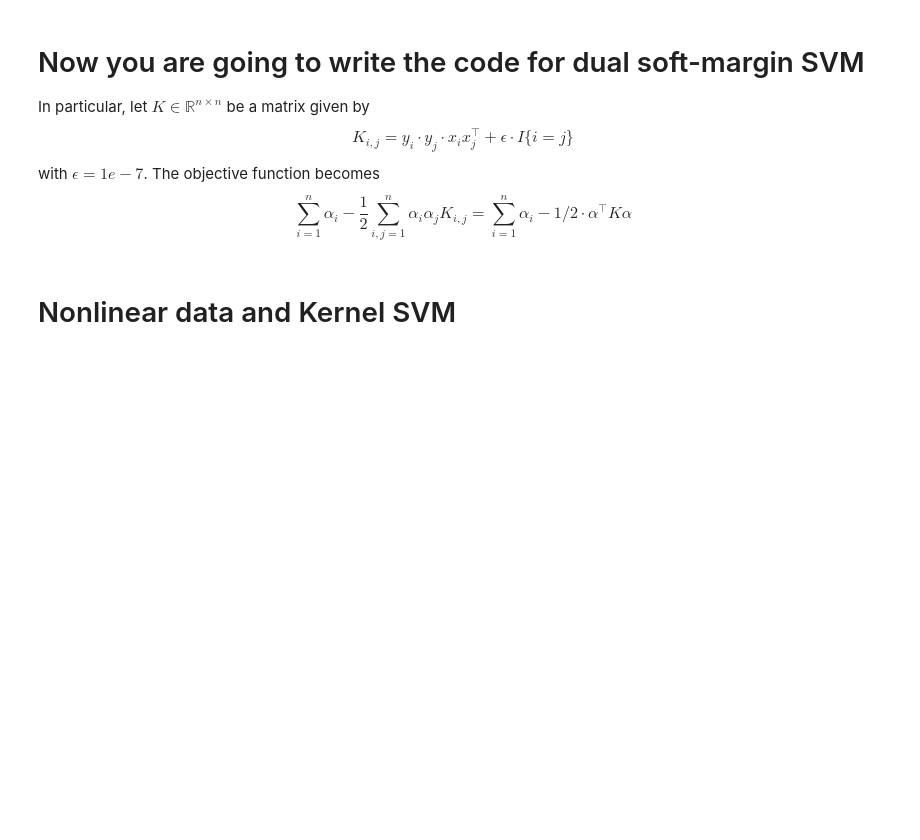
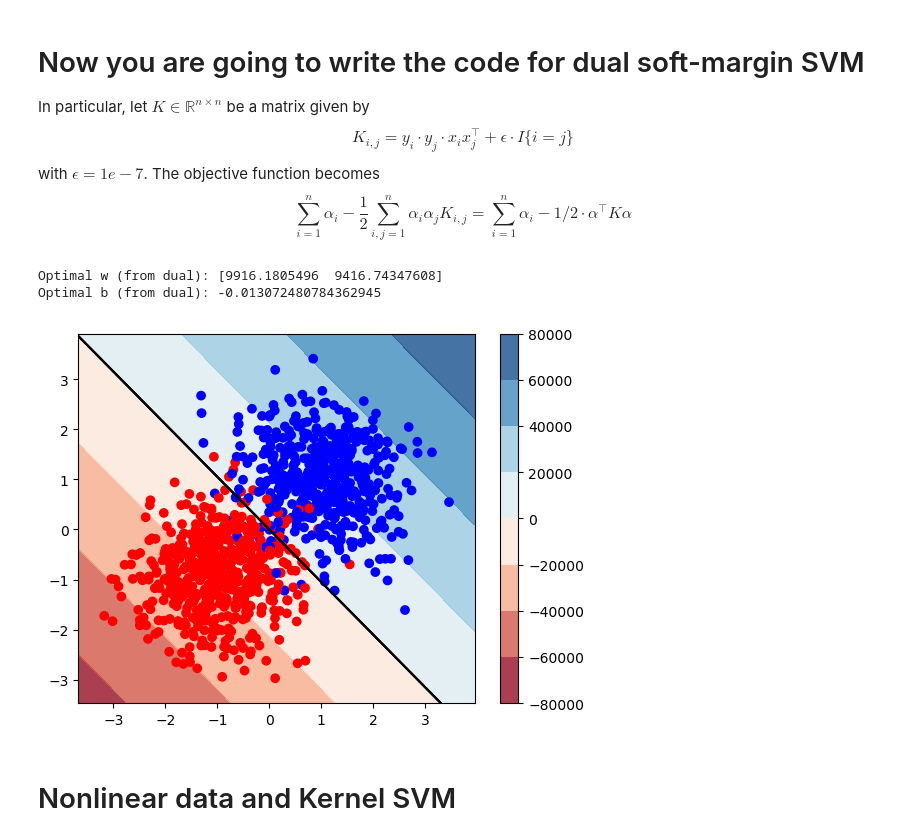
Before and after one commit to varkmiti/S-DS-432, a Jupyter notebook: PSET1/pset1.ipynb, the cells around one changed output. Cells and saved outputs as stored; diff of their text form; code cells hidden in the pictures; blank space fills up the shorter version.

Commit message:
Problem 6, done

```diff
--- a/PSET1/pset1.ipynb
+++ b/PSET1/pset1.ipynb
@@ -536,37 +665,42 @@ $$ \sum_{i=1}^n \alpha_i - \frac{1}{2} \sum_{i,j=1}^n \alpha_i \alpha_j K_{i,j}
 # %%
 X = np.array(X)  # Assuming X is your feature matrix
 Y = np.array(Y)  # Assuming Y is your label vector with {-1, 1} values
 
 # Number of data points
 n = X.shape[0]
 
 # Create kernel matrix
 K = np.outer(Y, Y) * (X @ X.T) +  1e-7 * np.eye(n)
 
 # Create CVXPY variable for the Lagrange multipliers
 alpha = cp.Variable(n)
 
-# The dual problem objective
-dual_objective =  # your code
-# The dual problem constraints
-dual_constraints =  # Your code
+# Define the dual objective
+dual_objective = cp.Maximize(cp.sum(alpha) - 0.5 * cp.quad_form(alpha, np.multiply.outer(Y, Y) * K))
+
+# Define the dual constraints
+dual_constraints = [alpha >= 0, alpha <= C, cp.sum(cp.multiply(alpha, Y)) == 0]
 
 # Create and solve the CVXPY problem
 dual_prob = cp.Problem(dual_objective, dual_constraints)
 dual_prob.solve(solver=cp.SCS, verbose=False)
 
 # Extract the optimal values of alpha
 alpha_opt = alpha.value
 
 # Computing the optimal w and b from alpha
 w_dual_opt = np.sum((alpha_opt * Y).reshape(-1, 1) * X, axis=0)
 cond = (alpha_opt > 1e-4)  # Small threshold to identify support vectors
 b_dual_opt = np.mean(Y[cond] - np.dot(X[cond], w_opt))
 
 print("Optimal w (from dual):", w_dual_opt)
 print("Optimal b (from dual):", b_dual_opt)
 
 plot_binary(X, Y, W=w_dual_opt, b=b_dual_opt)
+# %% [output]
+Optimal w (from dual): [9916.1805496  9416.74347608]
+Optimal b (from dual): -0.013072480784362945
+[figure, added]
 # %% [markdown]
 # Nonlinear data and Kernel SVM
 # %%
```
Also changed, not shown: parts of 11 cells of this notebook.
